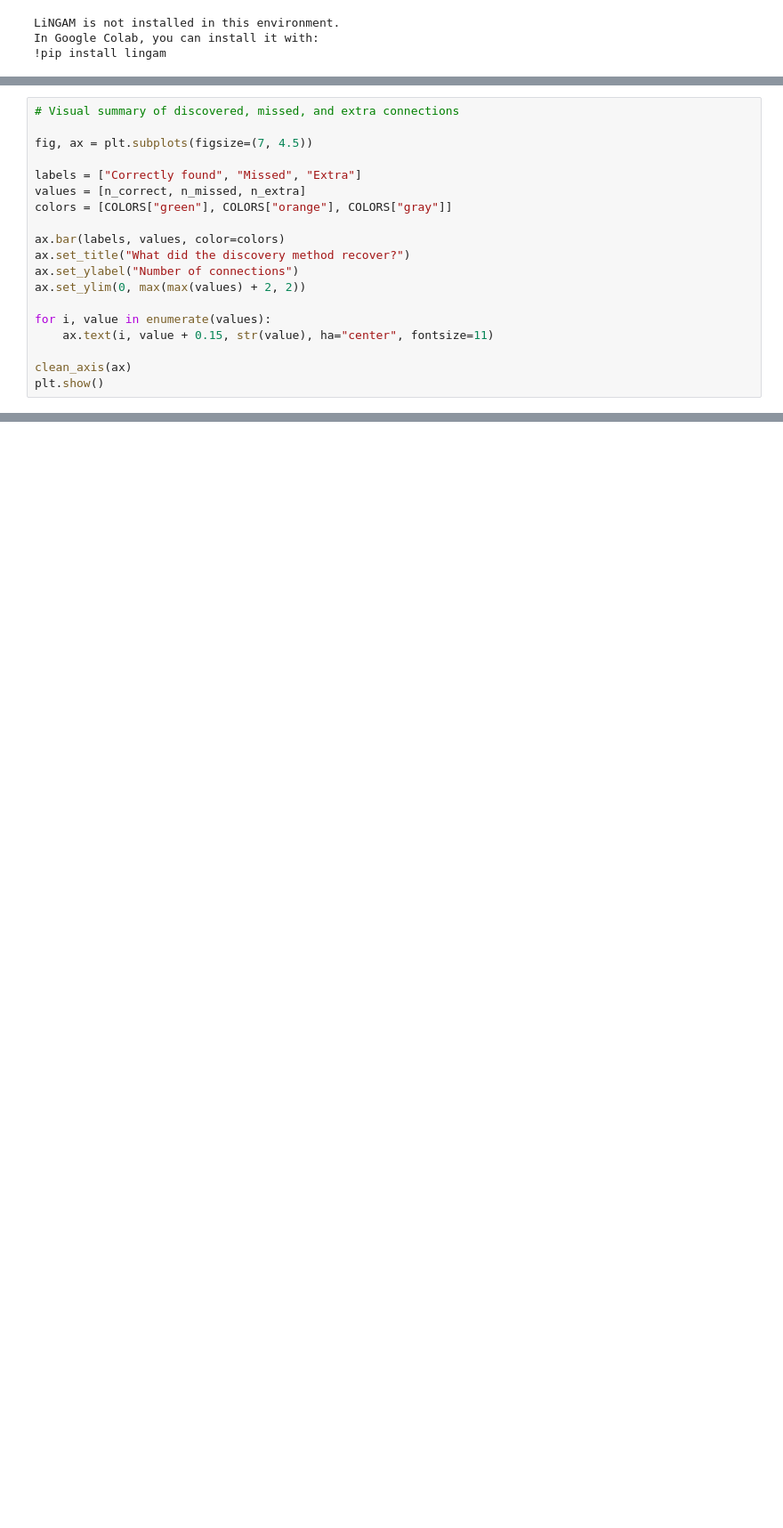
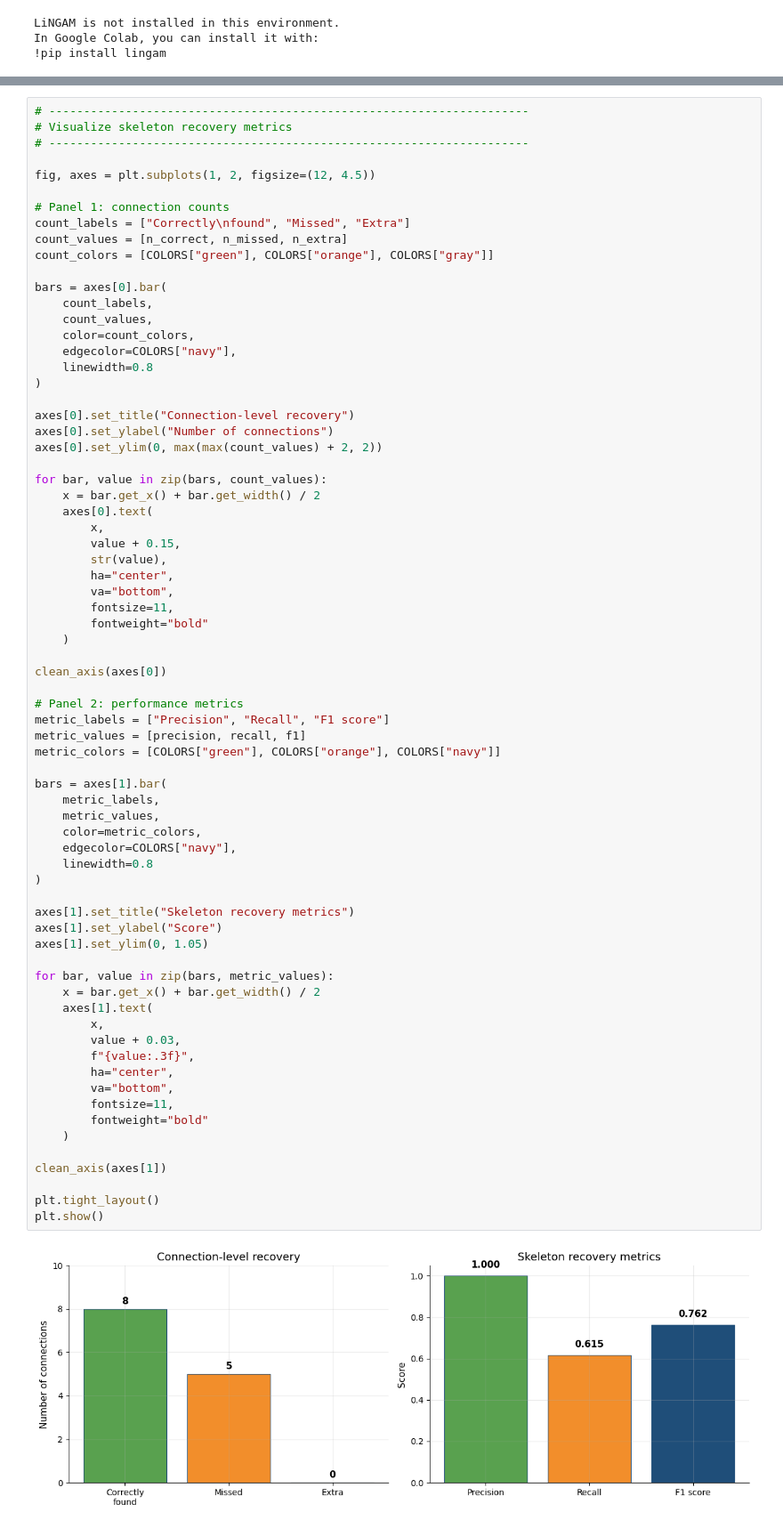
Before and after one commit to Ci2Lab/Causal-Intelligence-Course, a Jupyter notebook: Lectures/02_Causal_Graphs_Discovery.ipynb, the cells around one changed output, grey strips where cells are left out. Shown at 89% size. Drawn from its saved outputs; the diff is of its cells as text; blank space fills up the shorter version.

```diff
--- a/Lectures/02_Causal_Graphs_Discovery.ipynb
+++ b/Lectures/02_Causal_Graphs_Discovery.ipynb
@@ -2453,19 +2817,0 @@ summary
-# %%
-# Visual summary of discovered, missed, and extra connections
-
-fig, ax = plt.subplots(figsize=(7, 4.5))
-
-labels = ["Correctly found", "Missed", "Extra"]
-values = [n_correct, n_missed, n_extra]
-colors = [COLORS["green"], COLORS["orange"], COLORS["gray"]]
-
-ax.bar(labels, values, color=colors)
-ax.set_title("What did the discovery method recover?")
-ax.set_ylabel("Number of connections")
-ax.set_ylim(0, max(max(values) + 2, 2))
-
-for i, value in enumerate(values):
-    ax.text(i, value + 0.15, str(value), ha="center", fontsize=11)
-
-clean_axis(ax)
-plt.show()
@@ -2613,0 +3099,73 @@ When building a causal graph for a project, use the following checklist:
+# %%
+# ---------------------------------------------------------------------
+# Visualize skeleton recovery metrics
+# ---------------------------------------------------------------------
+
+fig, axes = plt.subplots(1, 2, figsize=(12, 4.5))
+
+# Panel 1: connection counts
+count_labels = ["Correctly\nfound", "Missed", "Extra"]
+count_values = [n_correct, n_missed, n_extra]
+count_colors = [COLORS["green"], COLORS["orange"], COLORS["gray"]]
+
+bars = axes[0].bar(
+    count_labels,
+    count_values,
+    color=count_colors,
+    edgecolor=COLORS["navy"],
+    linewidth=0.8
+)
+
+axes[0].set_title("Connection-level recovery")
+axes[0].set_ylabel("Number of connections")
+axes[0].set_ylim(0, max(max(count_values) + 2, 2))
+
+for bar, value in zip(bars, count_values):
+    x = bar.get_x() + bar.get_width() / 2
+    axes[0].text(
+        x,
+        value + 0.15,
+        str(value),
+        ha="center",
+        va="bottom",
+        fontsize=11,
+        fontweight="bold"
+    )
+
+clean_axis(axes[0])
+
+# Panel 2: performance metrics
+metric_labels = ["Precision", "Recall", "F1 score"]
+metric_values = [precision, recall, f1]
+metric_colors = [COLORS["green"], COLORS["orange"], COLORS["navy"]]
+
+bars = axes[1].bar(
+    metric_labels,
+    metric_values,
+    color=metric_colors,
+    edgecolor=COLORS["navy"],
+    linewidth=0.8
+)
+
+axes[1].set_title("Skeleton recovery metrics")
+axes[1].set_ylabel("Score")
+axes[1].set_ylim(0, 1.05)
+
+for bar, value in zip(bars, metric_values):
+    x = bar.get_x() + bar.get_width() / 2
+    axes[1].text(
+        x,
+        value + 0.03,
+        f"{value:.3f}",
+        ha="center",
+        va="bottom",
+        fontsize=11,
+        fontweight="bold"
+    )
+
+clean_axis(axes[1])
+
+plt.tight_layout()
+plt.show()
+# %% [output]
+[figure, added]
```
Also changed, not shown: parts of 58 cells of this notebook, 2 other files.
